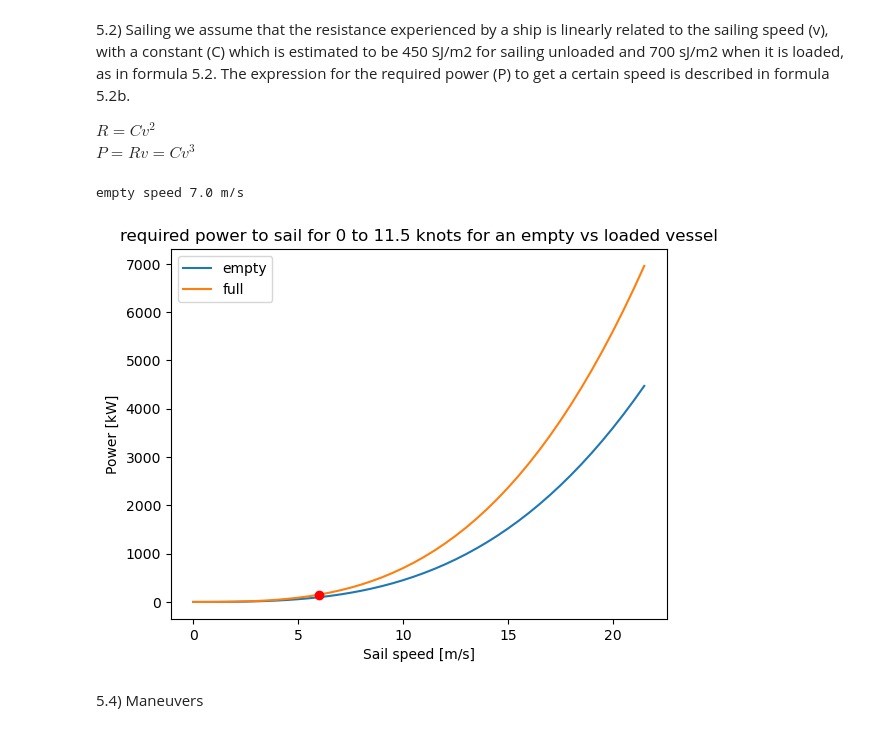
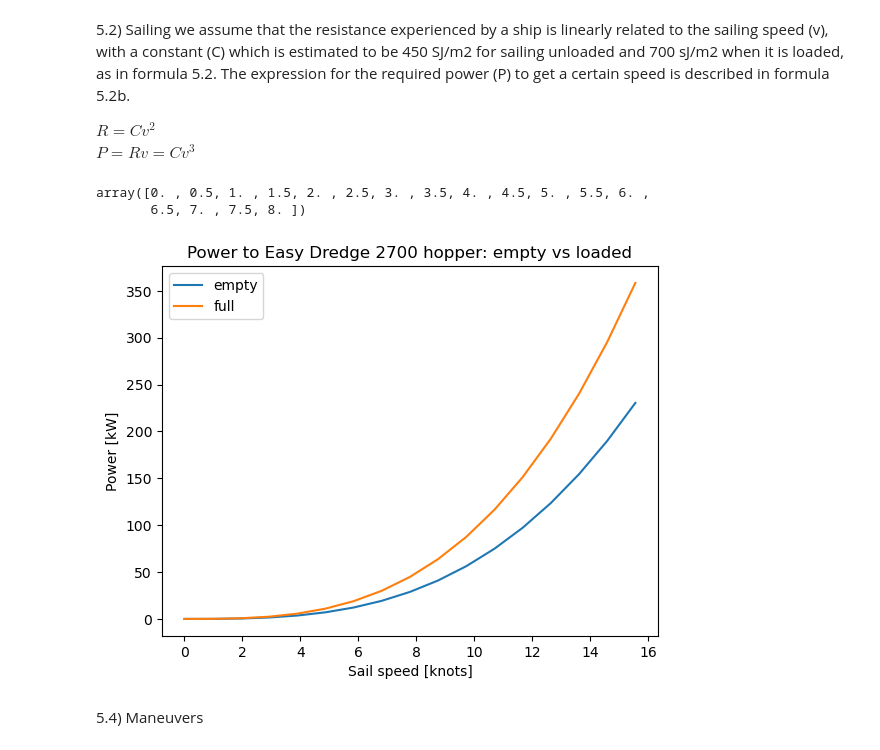
Before and after one commit to denisepierce01/Dredging, a Jupyter notebook: Dredging.ipynb, the cells around one changed output. Drawn from its saved outputs; the diff is of its cells as text; code cells hidden in the pictures.

```diff
--- a/Dredging.ipynb
+++ b/Dredging.ipynb
@@ -361,32 +364,34 @@ $P= Rv = Cv^3$
 # %%
 #FOR TSHD easy dredge 2700
 def calc_P_sail(v,c):
     return c * v**3
 
-v_serie = np.arange(0,11.5*1.852+0.5,0.5) #1knot = 1.852km/h
+# v_serie = np.arange(0,11.5*1.852+0.5,0.5) #1knot = 1.852km/h
+kn_to_ms = 0.514444
+v_serie = np.arange(0, 15*kn_to_ms + 0.5, 0.5)
 
 P_empty_easydredge2700 =[]
 P_full_easydredge2700 = []
 for v in v_serie:
     P_empty_easydredge2700.append(calc_P_sail(v,450)/1000)
     P_full_easydredge2700.append(calc_P_sail(v,700)/1000)
 
-plt.plot(v_serie,P_empty_easydredge2700, label = 'empty')
-plt.plot(v_serie,P_full_easydredge2700, label = 'full')
-plt.title('required power to sail for 0 to 11.5 knots for an empty vs loaded vessel')
-plt.plot(v_serie[12], P_full_easydredge2700[12], 'ro')
+plt.plot(v_serie/kn_to_ms,P_empty_easydredge2700, label = 'empty')
+plt.plot(v_serie/kn_to_ms,P_full_easydredge2700, label = 'full')
+plt.title('Power to Easy Dredge 2700 hopper: empty vs loaded')
+# plt.plot(v_serie[12], P_full_easydredge2700[12], 'ro', label = 'hopper loaded')
+# plt.plot(v_serie[14], P_empty_easydredge2700[14], 'go', label = 'hopper empty')
 # plt.axhline(y=151, color='k', linestyle='--')
+# plt.axvline(x=6.95)
 # plt.xlim(5.75,7)
 plt.legend();
 plt.ylabel('Power [kW]')
-plt.xlabel('Sail speed [m/s]');
-
-# print('full speed', v_serie[12], 'm/s')
-print('empty speed', v_serie[14], 'm/s')
-# print(P_full_easydredge2700[12])
+plt.xlabel('Sail speed [knots]');
+v_serie
 # %% [output]
-empty speed 7.0 m/s
+array([0. , 0.5, 1. , 1.5, 2. , 2.5, 3. , 3.5, 4. , 4.5, 5. , 5.5, 6. ,
+       6.5, 7. , 7.5, 8. ])
-[figure, old version]
+[figure, new version]
 # %%
 # #FOR BARGE A in CSD process
 # def calc_P_sail(v,c):
```
Also changed, not shown: parts of 7 cells of this notebook, 1 other file.
